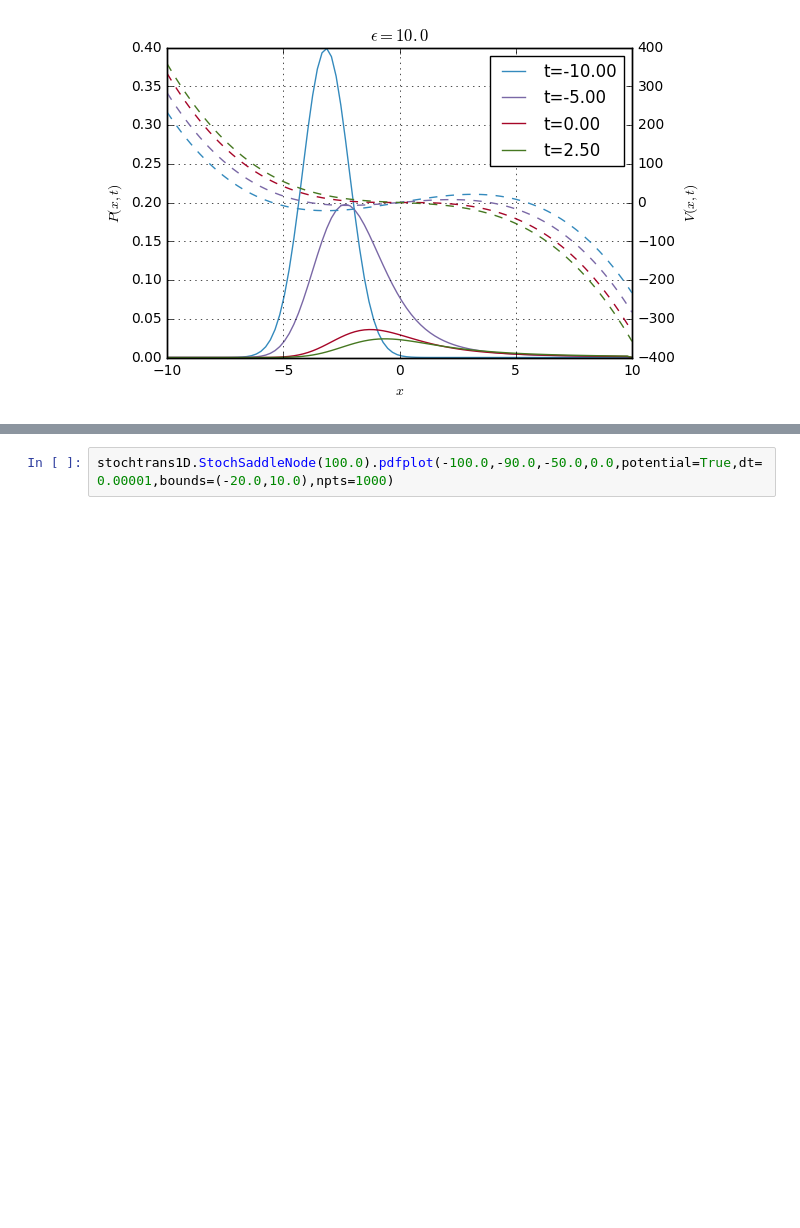
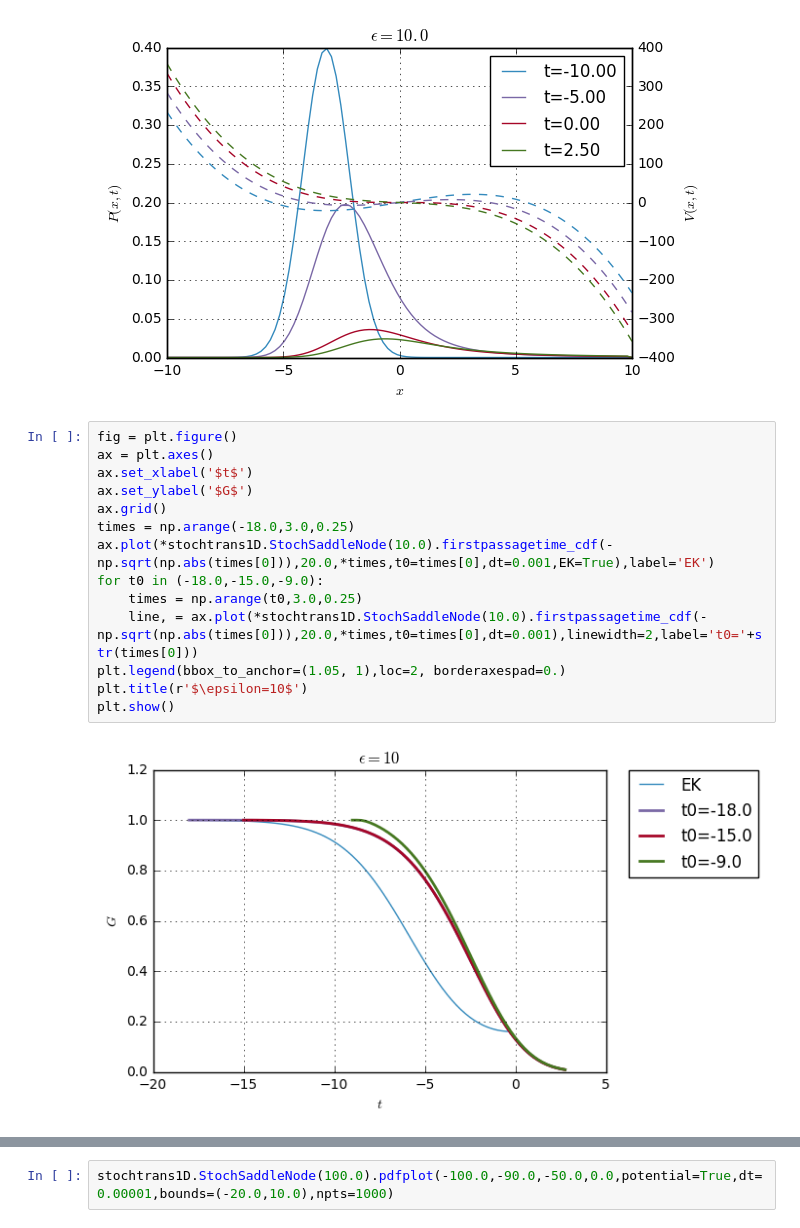
Before and after one commit to cbherbert/stochrare, a Jupyter notebook: Stability-Loss.ipynb, the cells around one changed output, grey strips where cells are left out. Saved outputs shown, nothing was run; the diff lists cells and outputs as text; blank space fills up the shorter version.

```diff
--- a/Stability-Loss.ipynb
+++ b/Stability-Loss.ipynb
@@ -750,3 +764,19 @@ stochtrans1D.StochSaddleNode(1.0).pdfplot(-10.0,-5.0,0.0,2.5,potential=True,dt=0
 stochtrans1D.StochSaddleNode(10.0).pdfplot(-10.0,-5.0,0.0,2.5,potential=True,dt=0.001)
 # %% [output]
 [figure]
+# %%
+fig = plt.figure()
+ax = plt.axes()
+ax.set_xlabel('$t$')
+ax.set_ylabel('$G$')
+ax.grid()
+times = np.arange(-18.0,3.0,0.25)
+ax.plot(*stochtrans1D.StochSaddleNode(10.0).firstpassagetime_cdf(-np.sqrt(np.abs(times[0])),20.0,*times,t0=times[0],dt=0.001,EK=True),label='EK')
+for t0 in (-18.0,-15.0,-9.0):
+    times = np.arange(t0,3.0,0.25)
+    line, = ax.plot(*stochtrans1D.StochSaddleNode(10.0).firstpassagetime_cdf(-np.sqrt(np.abs(times[0])),20.0,*times,t0=times[0],dt=0.001),linewidth=2,label='t0='+str(times[0]))
+plt.legend(bbox_to_anchor=(1.05, 1),loc=2, borderaxespad=0.)
+plt.title(r'$\epsilon=10$')
+plt.show()
+# %% [output]
+[figure, added]
```
Also changed, not shown: parts of 5 cells of this notebook.
